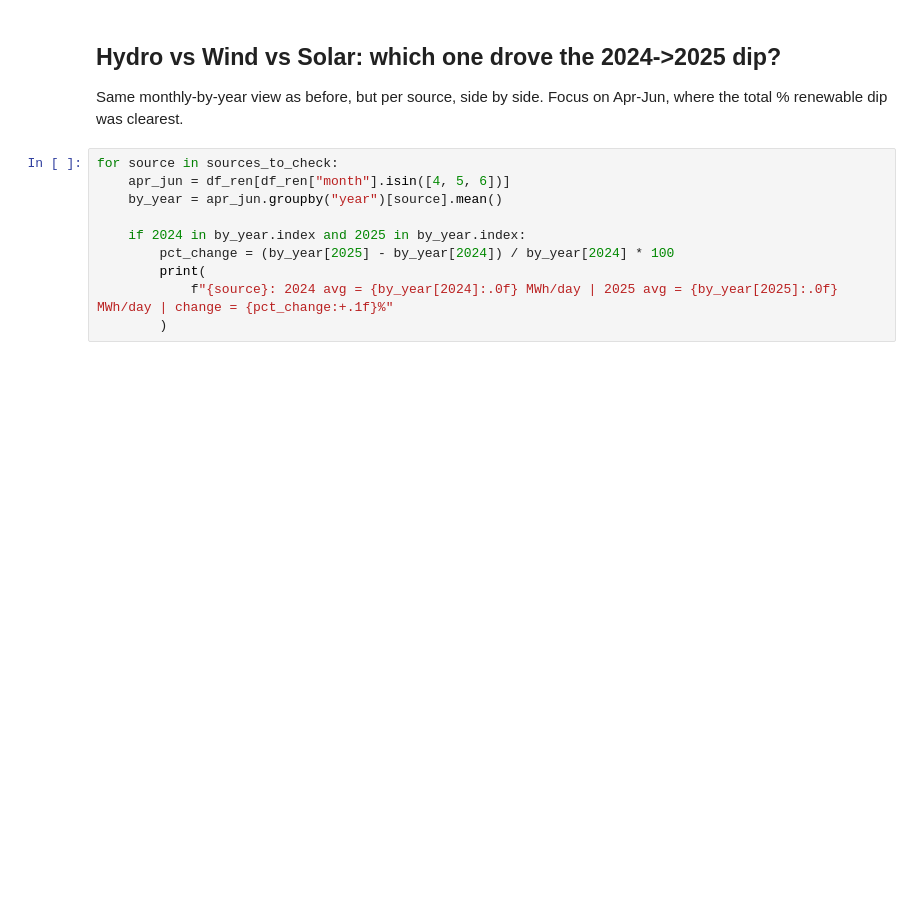
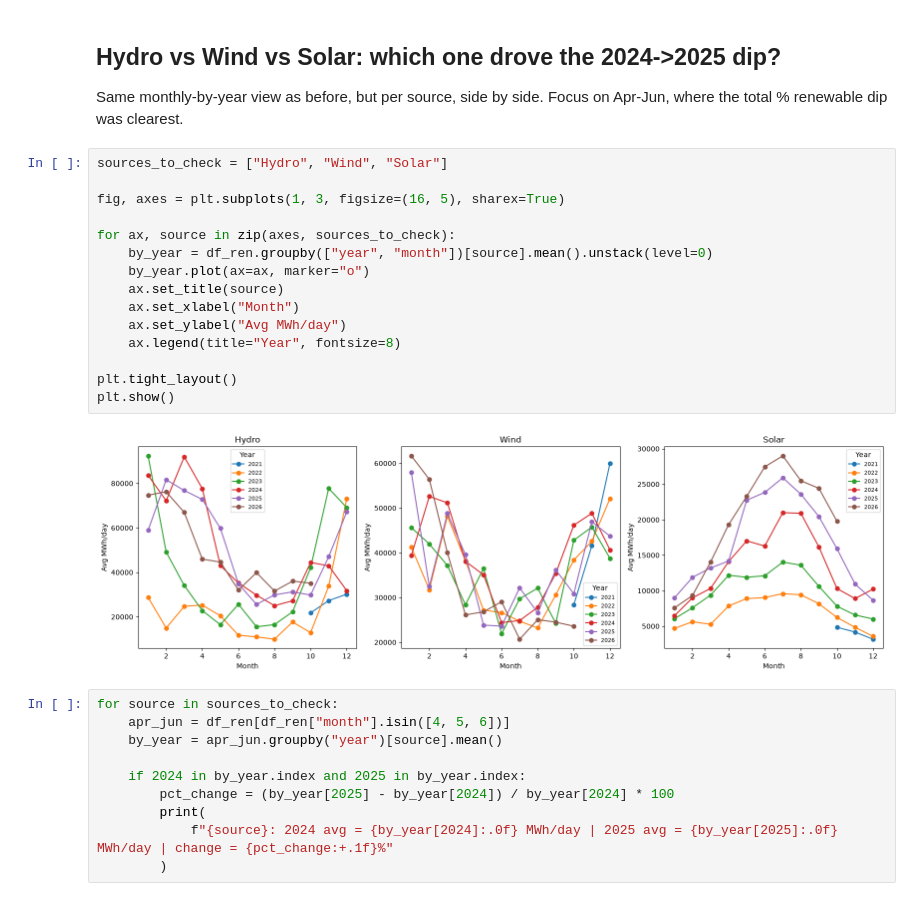
Before and after one commit to JoaoFelicissimo03/PT-Energy-Transition-Analytics, a Jupyter notebook: 03_EDA.ipynb, the cells around one changed output. Saved outputs shown, nothing was run; the diff lists cells and outputs as text; blank space fills up the shorter version.

```diff
--- a/03_EDA.ipynb
+++ b/03_EDA.ipynb
@@ -264,6 +284,23 @@ plt.show()
 
 Same monthly-by-year view as before, but per source, side by side.
 Focus on Apr-Jun, where the total % renewable dip was clearest.
+# %%
+sources_to_check = ["Hydro", "Wind", "Solar"]
+
+fig, axes = plt.subplots(1, 3, figsize=(16, 5), sharex=True)
+
+for ax, source in zip(axes, sources_to_check):
+    by_year = df_ren.groupby(["year", "month"])[source].mean().unstack(level=0)
+    by_year.plot(ax=ax, marker="o")
+    ax.set_title(source)
+    ax.set_xlabel("Month")
+    ax.set_ylabel("Avg MWh/day")
+    ax.legend(title="Year", fontsize=8)
+
+plt.tight_layout()
+plt.show()
+# %% [output]
+[figure, added]
 # %%
 for source in sources_to_check:
     apr_jun = df_ren[df_ren["month"].isin([4, 5, 6])]
```
Also changed, not shown: parts of 16 cells of this notebook, 3 other files.
